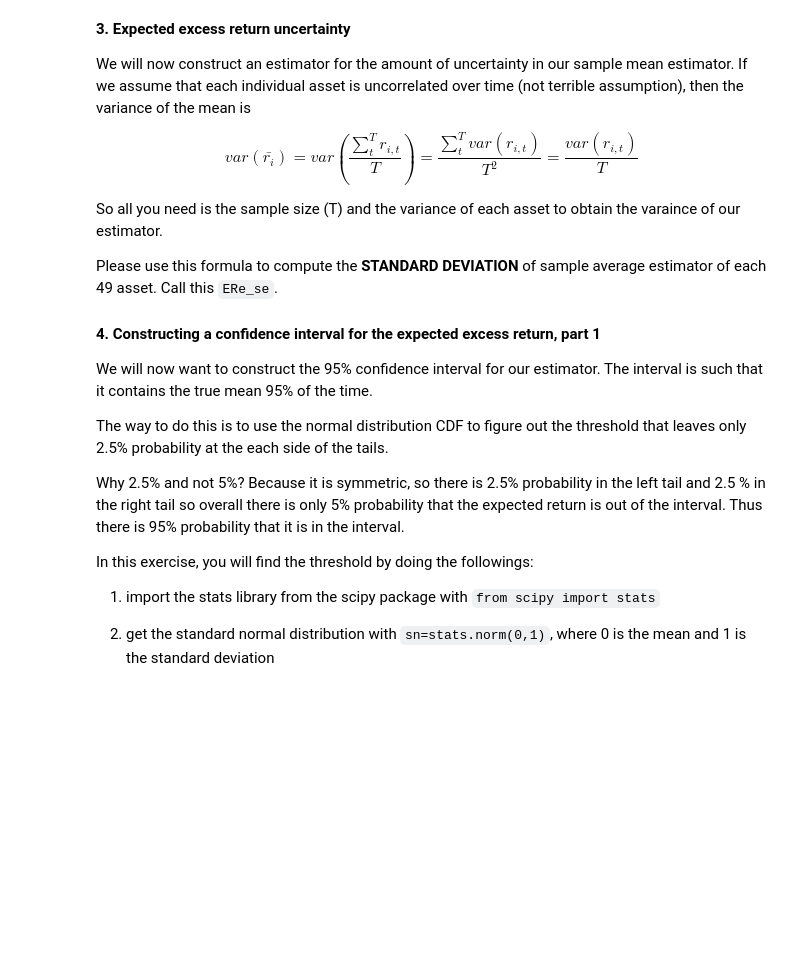
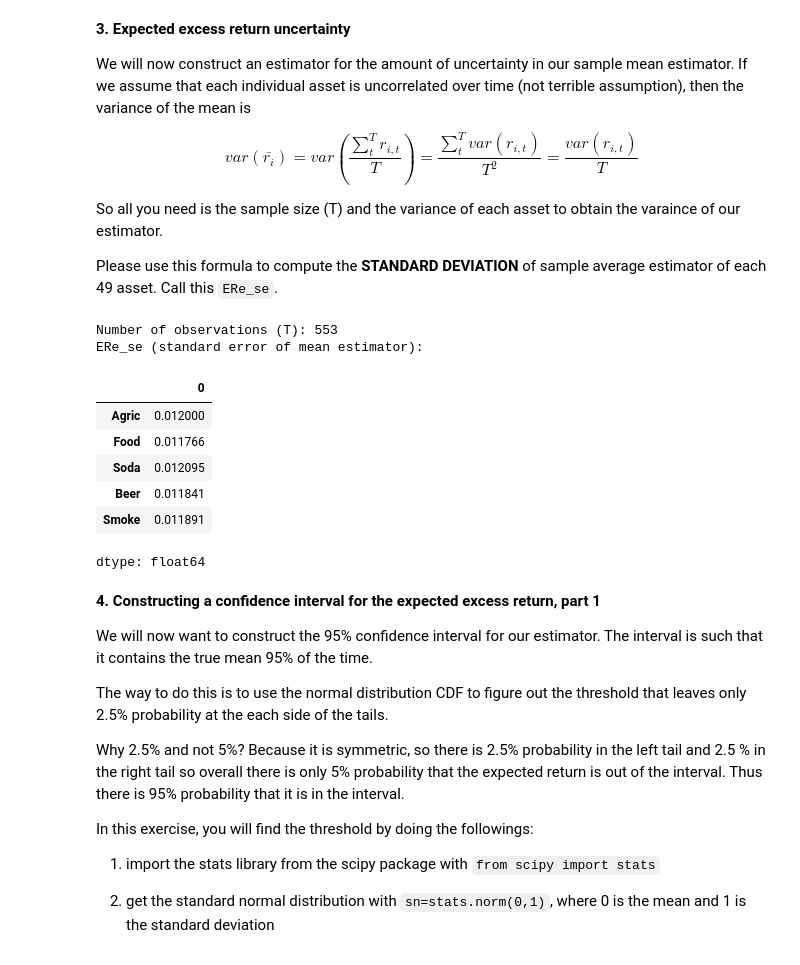
Before and after one commit to Vivianzisheng666/easy-works, a Jupyter notebook: chapters/Assignments/Assignment4.ipynb, the cells around one changed output. Cells and saved outputs as stored; diff of their text form; code cells hidden in the pictures; blank space fills up the shorter version.

```diff
--- a/chapters/Assignments/Assignment4.ipynb
+++ b/chapters/Assignments/Assignment4.ipynb
@@ -123,3 +139,22 @@ ERe_se.head()
+# %%
+# your code below
+
+T = df.shape[0]
+ERe_se = df.std() / np.sqrt(T)
+
+print("Number of observations (T):", T)
+print("ERe_se (standard error of mean estimator):")
+ERe_se.head()
+# %% [output]
+Number of observations (T): 553
+ERe_se (standard error of mean estimator):
+|  | 0 |
+| Agric | 0.012000 |
+| Food | 0.011766 |
+| Soda | 0.012095 |
+| Beer | 0.011841 |
+| Smoke | 0.011891 |
+dtype: float64
 # %% [markdown]
 **4. Constructing a confidence interval for the expected excess return, part 1**
 
```
Also changed, not shown: parts of 5 cells of this notebook.
